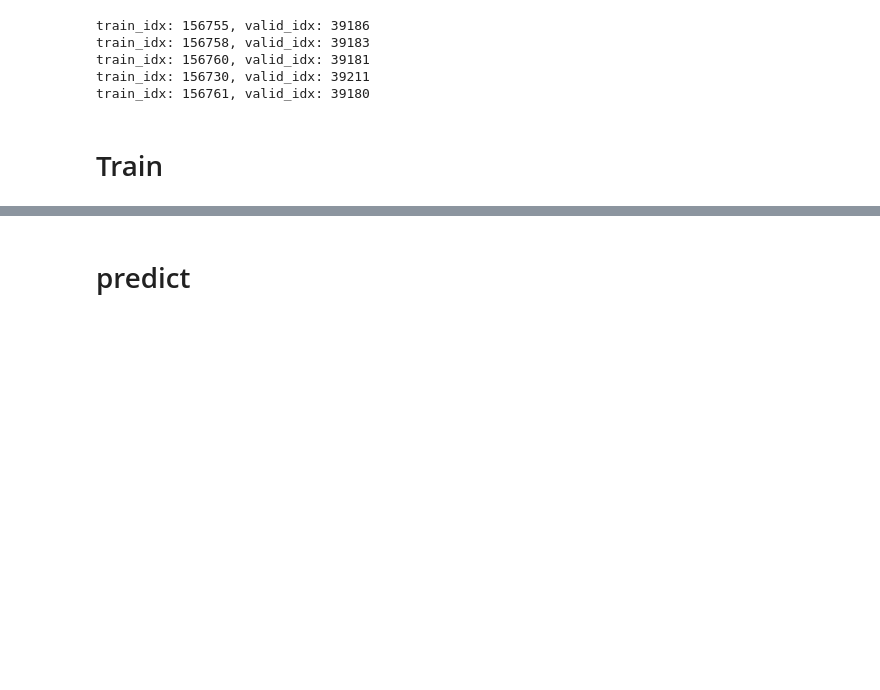
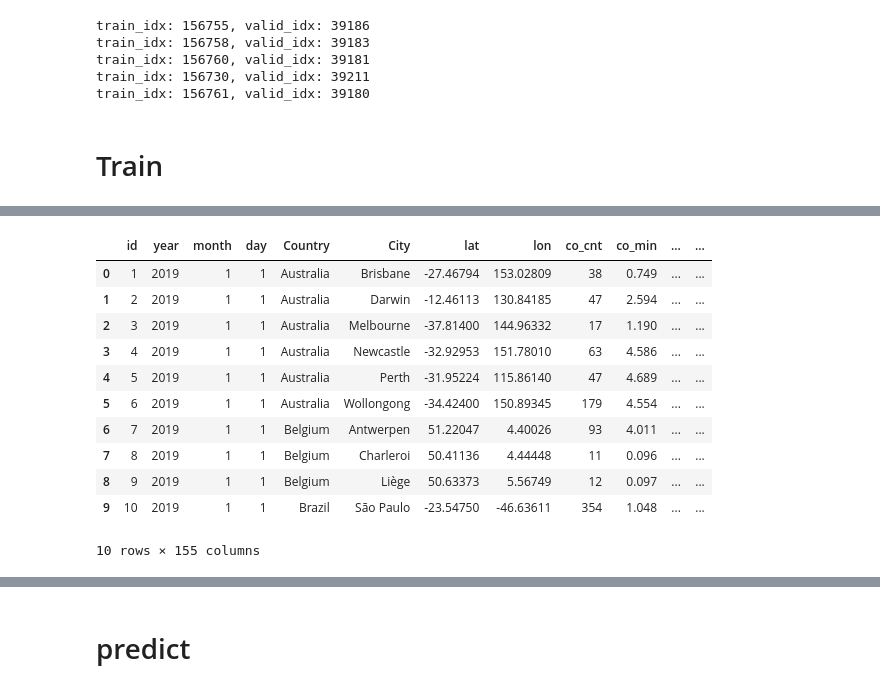
Before and after one commit to seven320/air_pollutants, a Jupyter notebook: FP026_22.ipynb, the cells around one changed output, grey strips where cells are left out. Cells and saved outputs as stored; diff of their text form; code cells hidden in the pictures; blank space fills up the shorter version.

```diff
--- a/FP026_22.ipynb
+++ b/FP026_22.ipynb
@@ -694,3 +753,18 @@ use_cols = num_cols + cat_cols
+# %%
+train_df_.head(10)
+# %% [output]
+|  | id | year | month | day | Country | City | lat | lon | co_cnt | co_min | ... | ... |
+| 0 | 1 | 2019 | 1 | 1 | Australia | Brisbane | -27.46794 | 153.02809 | 38 | 0.749 | ... | ... |
+| 1 | 2 | 2019 | 1 | 1 | Australia | Darwin | -12.46113 | 130.84185 | 47 | 2.594 | ... | ... |
+| 2 | 3 | 2019 | 1 | 1 | Australia | Melbourne | -37.81400 | 144.96332 | 17 | 1.190 | ... | ... |
+| 3 | 4 | 2019 | 1 | 1 | Australia | Newcastle | -32.92953 | 151.78010 | 63 | 4.586 | ... | ... |
+| 4 | 5 | 2019 | 1 | 1 | Australia | Perth | -31.95224 | 115.86140 | 47 | 4.689 | ... | ... |
+| 5 | 6 | 2019 | 1 | 1 | Australia | Wollongong | -34.42400 | 150.89345 | 179 | 4.554 | ... | ... |
+| 6 | 7 | 2019 | 1 | 1 | Belgium | Antwerpen | 51.22047 | 4.40026 | 93 | 4.011 | ... | ... |
+| 7 | 8 | 2019 | 1 | 1 | Belgium | Charleroi | 50.41136 | 4.44448 | 11 | 0.096 | ... | ... |
+| 8 | 9 | 2019 | 1 | 1 | Belgium | Liège | 50.63373 | 5.56749 | 12 | 0.097 | ... | ... |
+| 9 | 10 | 2019 | 1 | 1 | Brazil | São Paulo | -23.54750 | -46.63611 | 354 | 1.048 | ... | ... |
+10 rows × 155 columns
 # %%
 params= {
         'boosting': 'gbdt',
```
Also changed, not shown: parts of 24 cells of this notebook.
